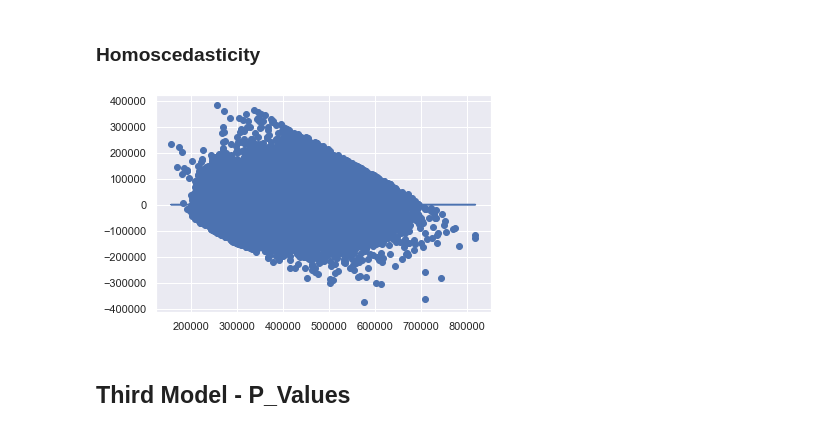
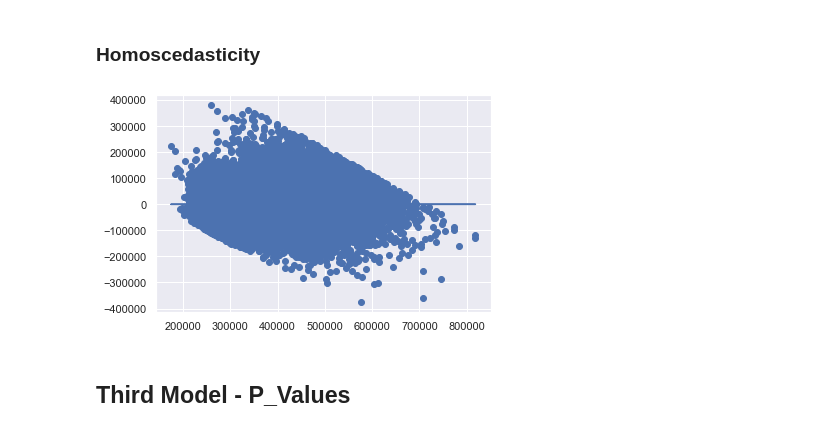
Before and after one commit to Deric-Williamson/house-sales-regression-model, a Jupyter notebook: Data_Cleaning.ipynb, the cells around one changed output. Cells and saved outputs as stored; diff of their text form; code cells hidden in the pictures.

Commit message:
changed data in model to train set

```diff
--- a/Data_Cleaning.ipynb
+++ b/Data_Cleaning.ipynb
@@ -866,9 +877,11 @@ RMSE Test: 86086.46
 x_cols = list(df_model.columns)
 x_cols.remove('price')
 
+data = pd.concat([X_train, y_train], axis = 1)
+
 predictors = '+'.join(x_cols)
 formula = outcome + '~' + predictors
-model = ols(formula=formula, data = df_model).fit()
+model = ols(formula=formula, data = data).fit()
 model.summary()
 # %% [output]
 OLS Regression Results
@@ -911,10 +924,10 @@ fig = sm.graphics.qqplot(model.resid, dist=stats.norm, line='45', fit=True)
 # %% [markdown]
 ### Homoscedasticity
 # %%
-plt.scatter(model.predict(df_model[x_cols]), model.resid)
-plt.plot(model.predict(df_model[x_cols]), [0 for i in range(len(df_model))]);
+plt.scatter(model.predict(data[x_cols]), model.resid)
+plt.plot(model.predict(data[x_cols]), [0 for i in range(len(data))]);
 # %% [output]
-[figure, old version]
+[figure, new version]
 # %% [markdown]
 ## Third Model - P_Values
 # %% [markdown]
```
Also changed, not shown: parts of 52 cells of this notebook.
